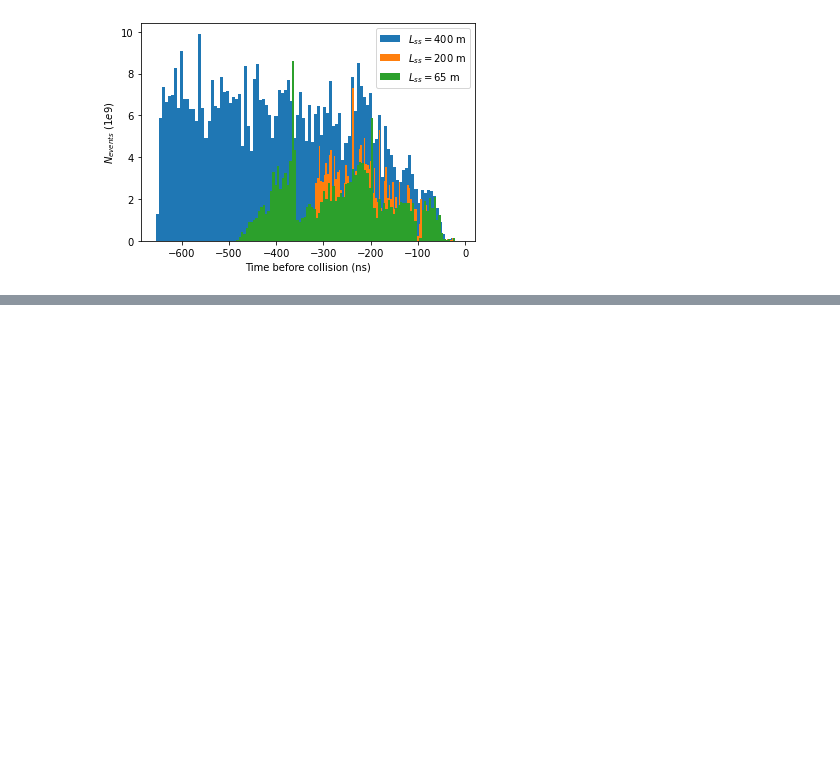
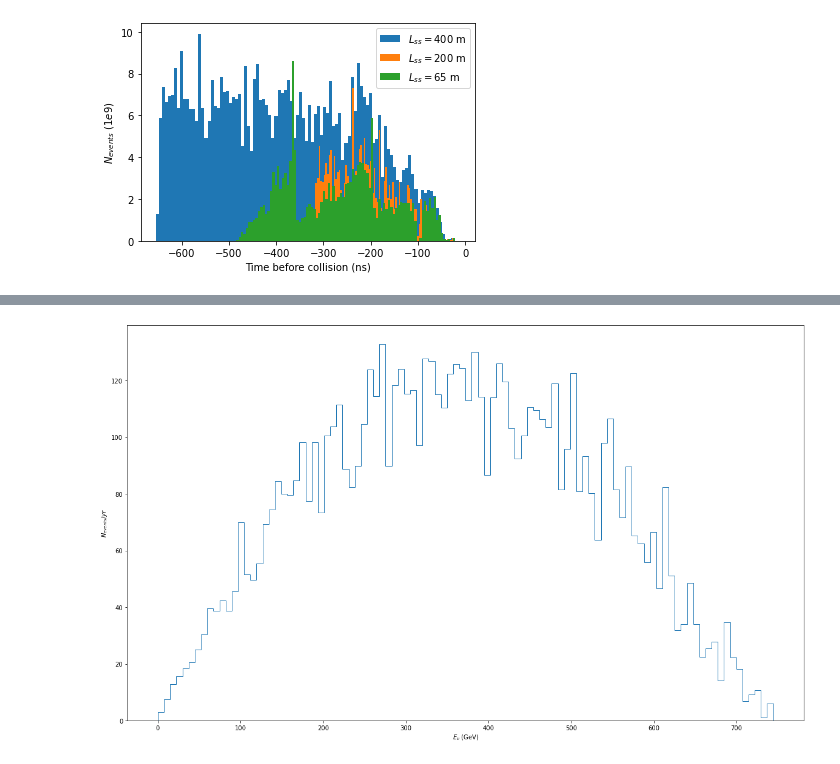
Before and after one commit to mhostert/BIN_MC, a Jupyter notebook: events.ipynb, the cells around one changed output, grey strips where cells are left out. Saved outputs shown, nothing was run; the diff lists cells and outputs as text; code cells hidden in the pictures; blank space fills up the shorter version.

```diff
--- a/events.ipynb
+++ b/events.ipynb
@@ -100,0 +159,4 @@ event_timing(sims5, fs = None, legend =True, title = 0,savefig ='plots_Luc/paper
+# %%
+E,w = energies(sims, give_data = True)
+# %% [output]
+[figure, added]
```
Also changed, not shown: parts of 15 cells of this notebook, 6 other files.
